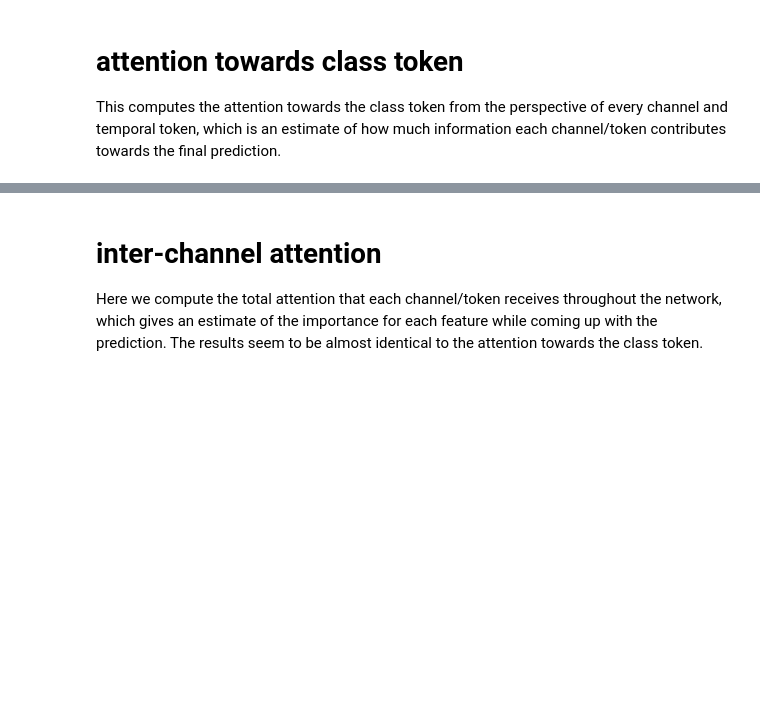
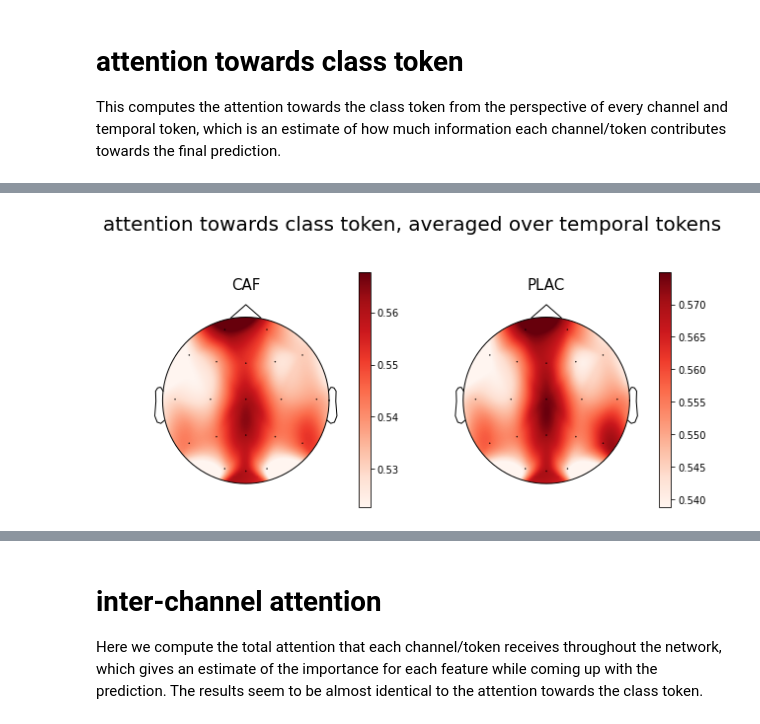
Before and after one commit to PhilippThoelke/caffeine-sleep, a Jupyter notebook: transformer/AttentionFigures.ipynb, the cells around one changed output, grey strips where cells are left out. Drawn from its saved outputs; the diff is of its cells as text; code cells hidden in the pictures; blank space fills up the shorter version.

```diff
--- a/transformer/AttentionFigures.ipynb
+++ b/transformer/AttentionFigures.ipynb
@@ -117,0 +150,21 @@ if len(hparams.ignore_channels) > 0:
+# %%
+def temporal_avg_topomaps(attn_weights, mask, title="", cmap="Reds"):
+    axes = plt.subplots(ncols=2, figsize=(10, 4))[1]
+    plt.suptitle(title, fontsize=20, y=1.15)
+
+    attn0 = attn_weights[mask].mean(dim=(0, 1))
+    attn1 = attn_weights[~mask].mean(dim=(0, 1))
+
+    # condition 0
+    axes[0].set_title(condition_mapping[0], fontsize=15)
+    vmin, vmax = attn0.min(), attn0.max()
+    plot_topomap(attn0, sensor_pos, contours=False, axes=axes[0], show=False,
+                 vmin=vmin, vmax=vmax, cmap=cmap)
+    colorbar(vmin, vmax, cmap, axes[0])
+    # condition 1
+    axes[1].set_title(condition_mapping[1], fontsize=15)
+    vmin, vmax = attn1.min(), attn1.max()
+    plot_topomap(attn1, sensor_pos, contours=False, axes=axes[1], show=False,
+                 vmin=vmin, vmax=vmax, cmap=cmap)
+    colorbar(vmin, vmax, cmap, axes[1])
+    plt.show()
@@ -177,0 +193,4 @@ plt.colorbar(sm);
+# %%
+temporal_avg_topomaps(class_attn, condition_mask, "attention towards class token, averaged over temporal tokens")
+# %% [output]
+[figure, added]
```
Also changed, not shown: parts of 21 cells of this notebook.
